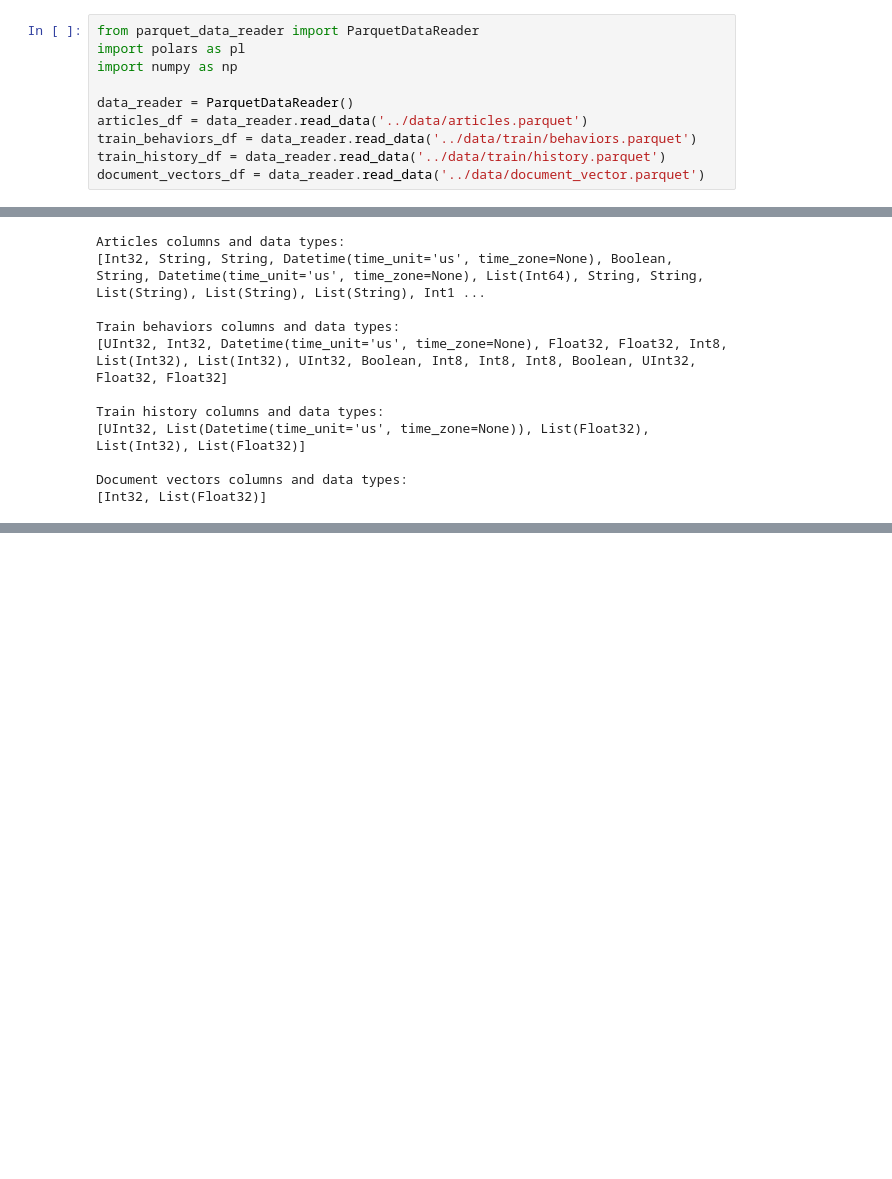
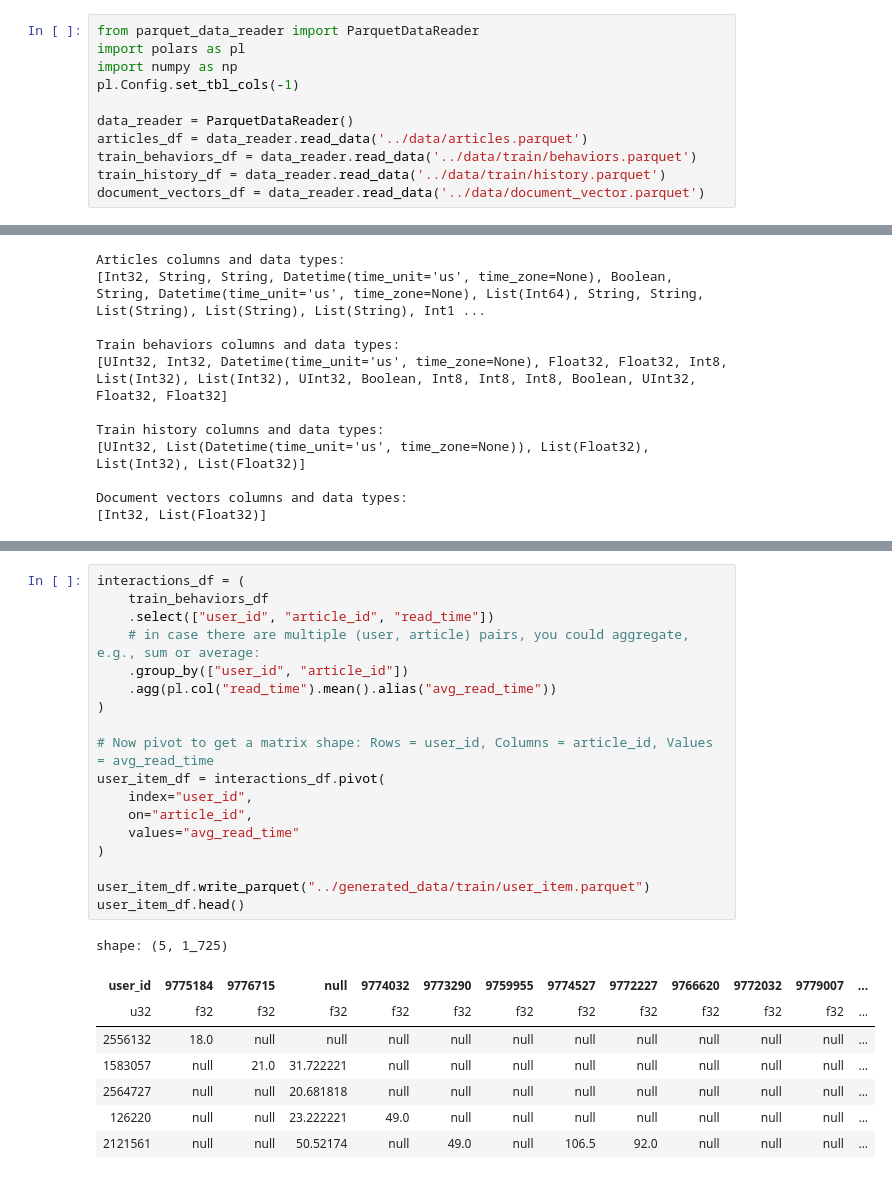
Before and after one commit to PedroPCardonaA/TDT4215_recommender_system, a Jupyter notebook: recommender_system/demostration.ipynb, the cells around one changed output, grey strips where cells are left out. Drawn from its saved outputs; the diff is of its cells as text; blank space fills up the shorter version.

Commit message:
Add generated items parquet data file

```diff
--- a/recommender_system/demostration.ipynb
+++ b/recommender_system/demostration.ipynb
@@ -2,6 +2,7 @@
 from parquet_data_reader import ParquetDataReader
 import polars as pl
 import numpy as np
+pl.Config.set_tbl_cols(-1)
 
 data_reader = ParquetDataReader()
 articles_df = data_reader.read_data('../data/articles.parquet')
@@ -108,0 +174,27 @@ SyntaxError: incomplete input (2608576050.py, line 27)
+# %%
+interactions_df = (
+    train_behaviors_df
+    .select(["user_id", "article_id", "read_time"])
+    # in case there are multiple (user, article) pairs, you could aggregate, e.g., sum or average:
+    .group_by(["user_id", "article_id"])
+    .agg(pl.col("read_time").mean().alias("avg_read_time"))
+)
+
+# Now pivot to get a matrix shape: Rows = user_id, Columns = article_id, Values = avg_read_time
+user_item_df = interactions_df.pivot(
+    index="user_id",
+    on="article_id",
+    values="avg_read_time"
+)
+
+user_item_df.write_parquet("../generated_data/train/user_item.parquet")
+user_item_df.head()
+# %% [output]
+shape: (5, 1_725)
+| user_id | 9775184 | 9776715 | null | 9774032 | 9773290 | 9759955 | 9774527 | 9772227 | 9766620 | 9772032 | 9779007 | ... |
+| u32 | f32 | f32 | f32 | f32 | f32 | f32 | f32 | f32 | f32 | f32 | f32 | ... |
+| 2556132 | 18.0 | null | null | null | null | null | null | null | null | null | null | ... |
+| 1583057 | null | 21.0 | 31.722221 | null | null | null | null | null | null | null | null | ... |
+| 2564727 | null | null | 20.681818 | null | null | null | null | null | null | null | null | ... |
+| 126220 | null | null | 23.222221 | 49.0 | null | null | null | null | null | null | null | ... |
+| 2121561 | null | null | 50.52174 | null | 49.0 | null | 106.5 | 92.0 | null | null | null | ... |
```
Also changed, not shown: parts of 3 cells of this notebook, 3 other files.
